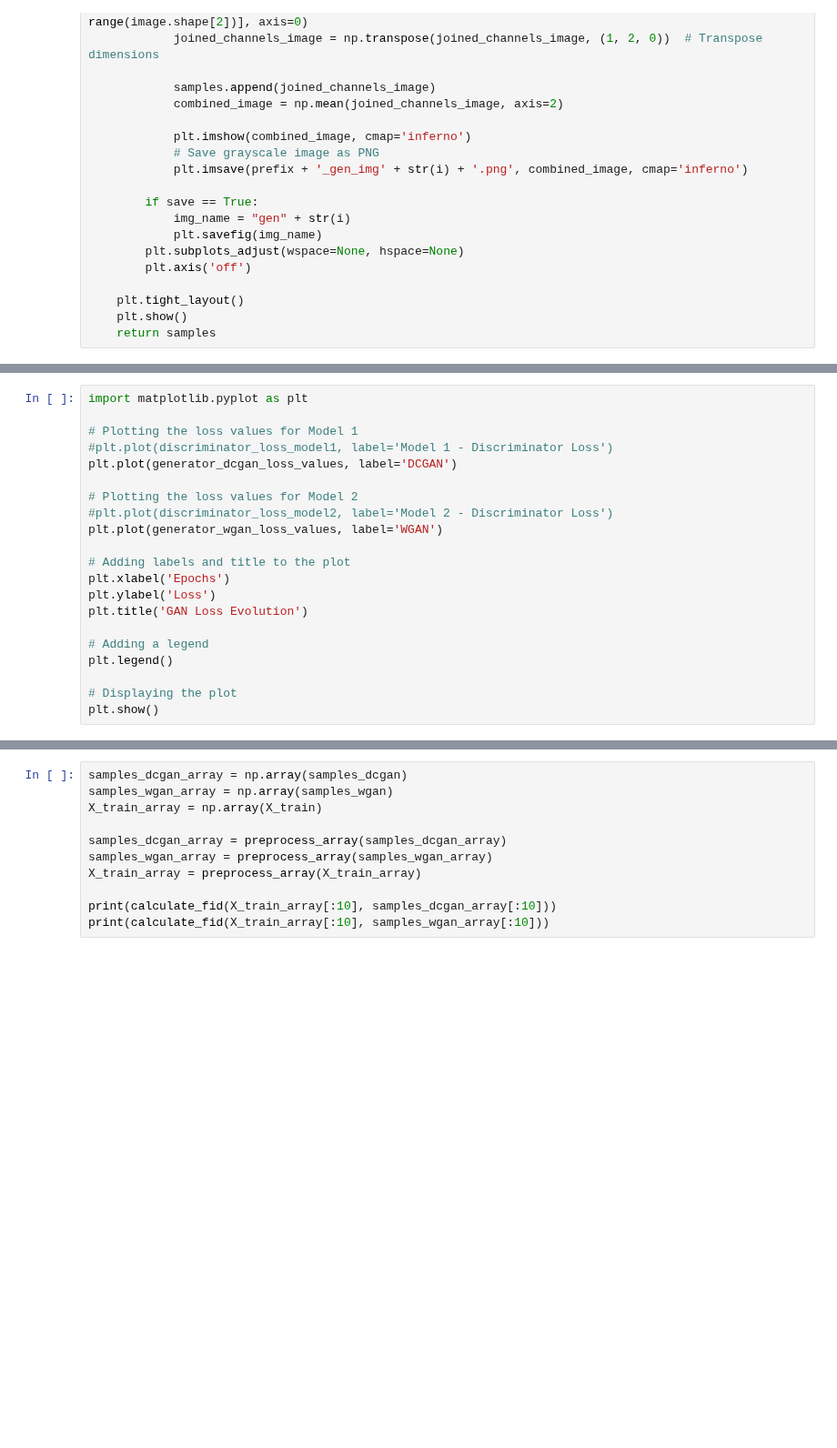
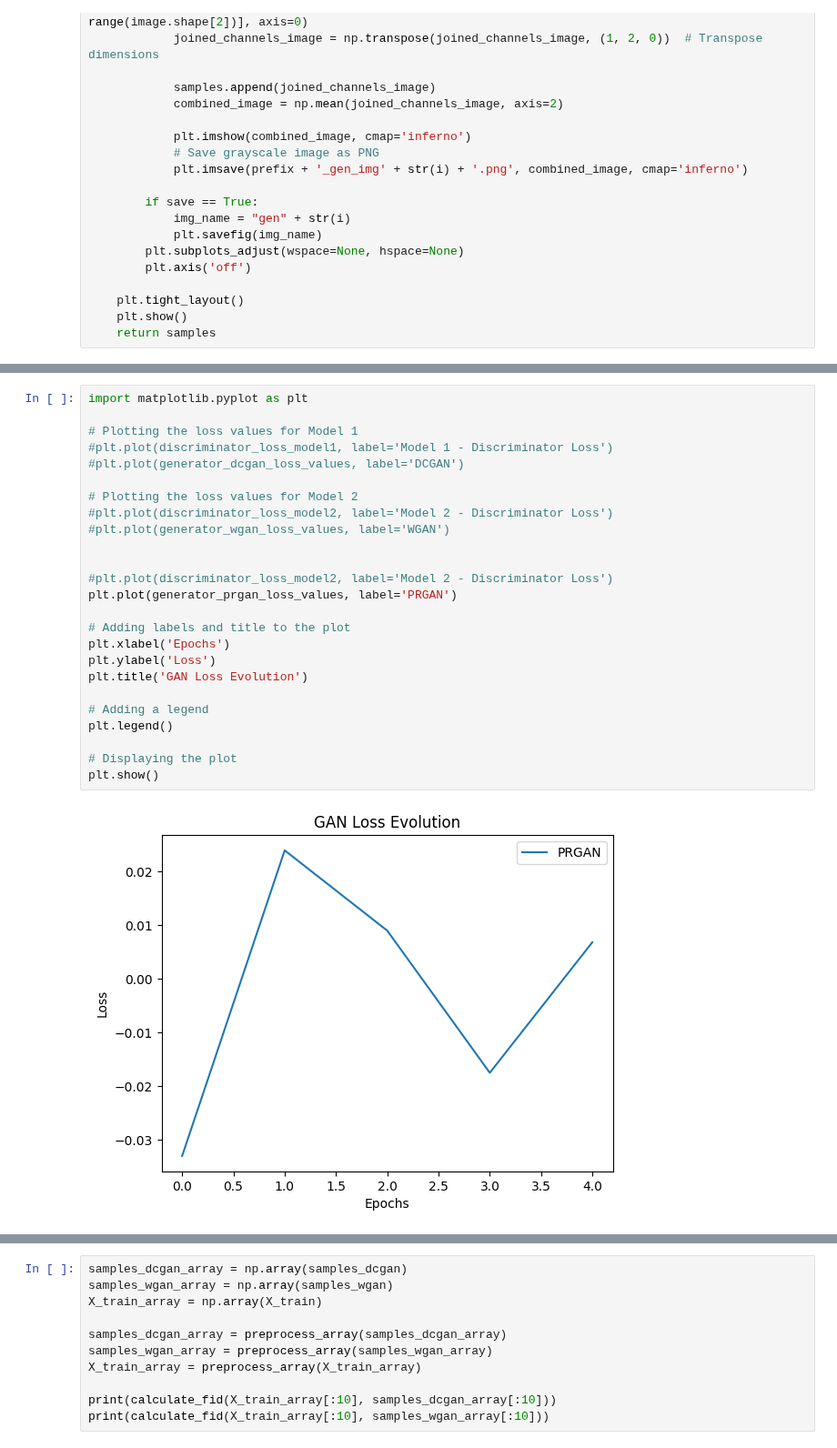
Before and after one commit to felipealencar/gan-benchmarking, a Jupyter notebook: bechmark.ipynb, the cells around one changed output, grey strips where cells are left out. Shown at 91% size. Drawn from its saved outputs; the diff is of its cells as text; blank space fills up the shorter version.

```diff
--- a/bechmark.ipynb
+++ b/bechmark.ipynb
@@ -229,22 +244,28 @@ generator_dcgan, generator_dcgan_loss_values, generator_wgan, generator_wgan_los
 # %%
 import matplotlib.pyplot as plt
 
 # Plotting the loss values for Model 1
 #plt.plot(discriminator_loss_model1, label='Model 1 - Discriminator Loss')
-plt.plot(generator_dcgan_loss_values, label='DCGAN')
+#plt.plot(generator_dcgan_loss_values, label='DCGAN')
 
 # Plotting the loss values for Model 2
 #plt.plot(discriminator_loss_model2, label='Model 2 - Discriminator Loss')
-plt.plot(generator_wgan_loss_values, label='WGAN')
+#plt.plot(generator_wgan_loss_values, label='WGAN')
+
+
+#plt.plot(discriminator_loss_model2, label='Model 2 - Discriminator Loss')
+plt.plot(generator_prgan_loss_values, label='PRGAN')
 
 # Adding labels and title to the plot
 plt.xlabel('Epochs')
 plt.ylabel('Loss')
 plt.title('GAN Loss Evolution')
 
 # Adding a legend
 plt.legend()
 
 # Displaying the plot
 plt.show()
+# %% [output]
+[figure, added]
 # %%
```
Also changed, not shown: parts of 5 cells of this notebook, 1 other file.
